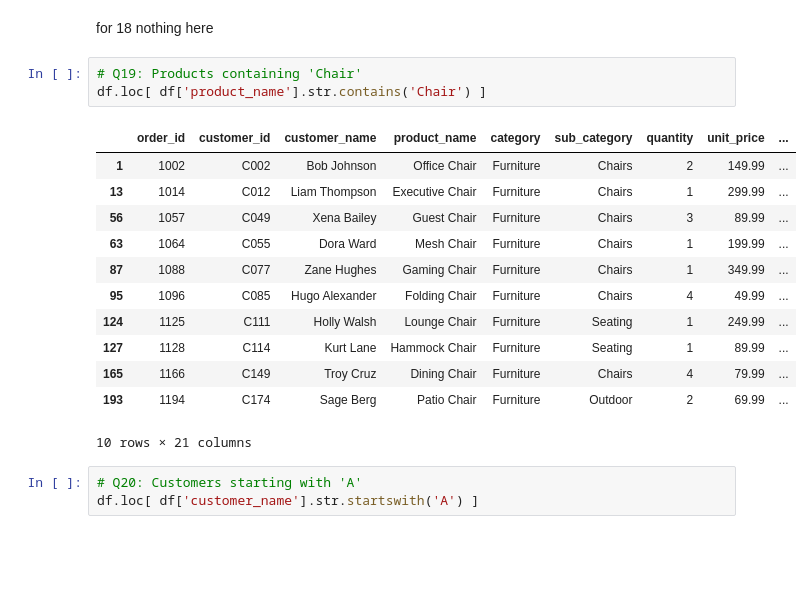
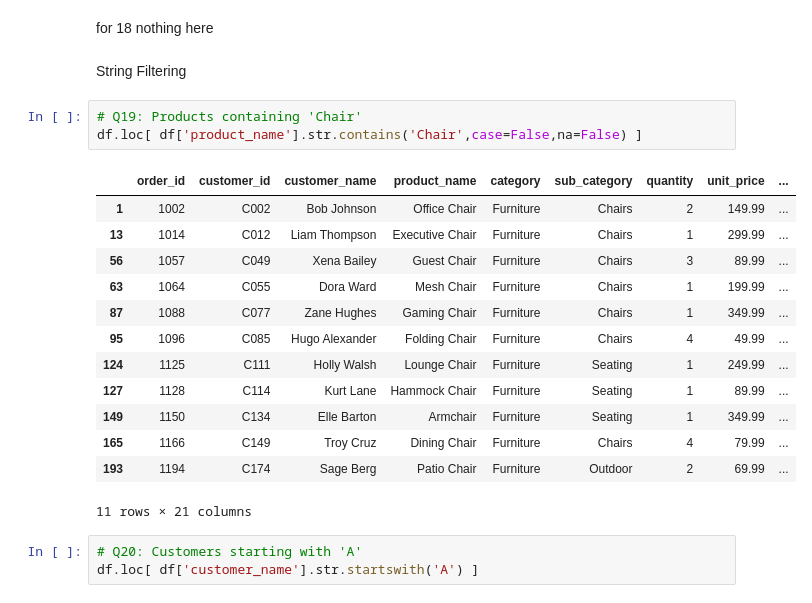
Before and after one commit to leo-soumyajit/Data-Analysis-Basic, a Jupyter notebook: PracticeDataAnalysis.ipynb, the cells around one changed output. Cells and saved outputs as stored; diff of their text form; blank space fills up the shorter version.

```diff
--- a/PracticeDataAnalysis.ipynb
+++ b/PracticeDataAnalysis.ipynb
@@ -303,22 +310,25 @@ df.loc[ df['discount_percent'].between(10,15)]
 83 rows × 21 columns
 # %% [markdown]
 for 18 nothing here
+# %% [markdown]
+String Filtering
 # %%
 # Q19: Products containing 'Chair'
-df.loc[ df['product_name'].str.contains('Chair') ]
+df.loc[ df['product_name'].str.contains('Chair',case=False,na=False) ]
 # %% [output]
 |  | order_id | customer_id | customer_name | product_name | category | sub_category | quantity | unit_price | ... |
 | 1 | 1002 | C002 | Bob Johnson | Office Chair | Furniture | Chairs | 2 | 149.99 | ... |
 | 13 | 1014 | C012 | Liam Thompson | Executive Chair | Furniture | Chairs | 1 | 299.99 | ... |
 | 56 | 1057 | C049 | Xena Bailey | Guest Chair | Furniture | Chairs | 3 | 89.99 | ... |
 | 63 | 1064 | C055 | Dora Ward | Mesh Chair | Furniture | Chairs | 1 | 199.99 | ... |
 | 87 | 1088 | C077 | Zane Hughes | Gaming Chair | Furniture | Chairs | 1 | 349.99 | ... |
 | 95 | 1096 | C085 | Hugo Alexander | Folding Chair | Furniture | Chairs | 4 | 49.99 | ... |
 | 124 | 1125 | C111 | Holly Walsh | Lounge Chair | Furniture | Seating | 1 | 249.99 | ... |
 | 127 | 1128 | C114 | Kurt Lane | Hammock Chair | Furniture | Seating | 1 | 89.99 | ... |
+| 149 | 1150 | C134 | Elle Barton | Armchair | Furniture | Seating | 1 | 349.99 | ... |
 | 165 | 1166 | C149 | Troy Cruz | Dining Chair | Furniture | Chairs | 4 | 79.99 | ... |
 | 193 | 1194 | C174 | Sage Berg | Patio Chair | Furniture | Outdoor | 2 | 69.99 | ... |
-10 rows × 21 columns
+11 rows × 21 columns
 # %%
 # Q20: Customers starting with 'A'
 df.loc[ df['customer_name'].str.startswith('A') ]
```
Also changed, not shown: parts of 18 cells of this notebook.
